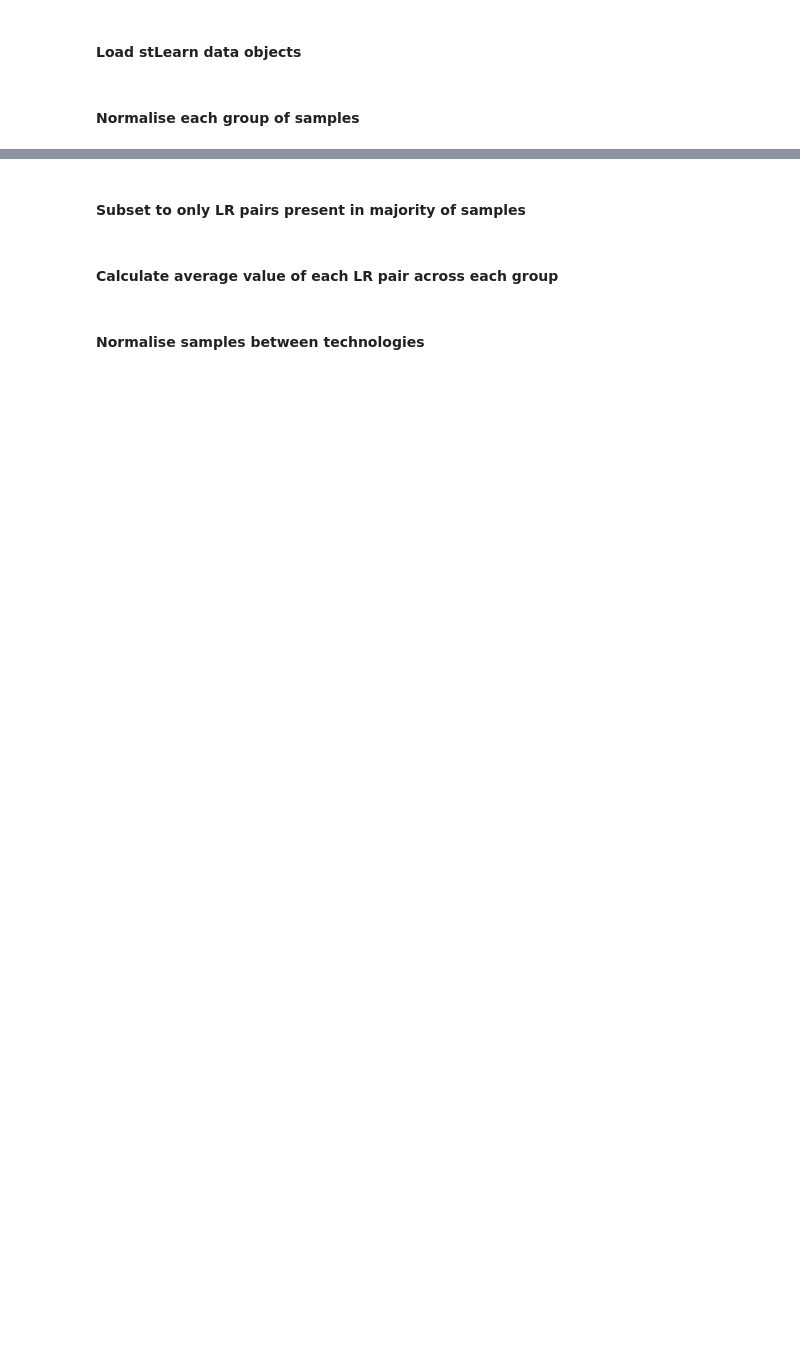
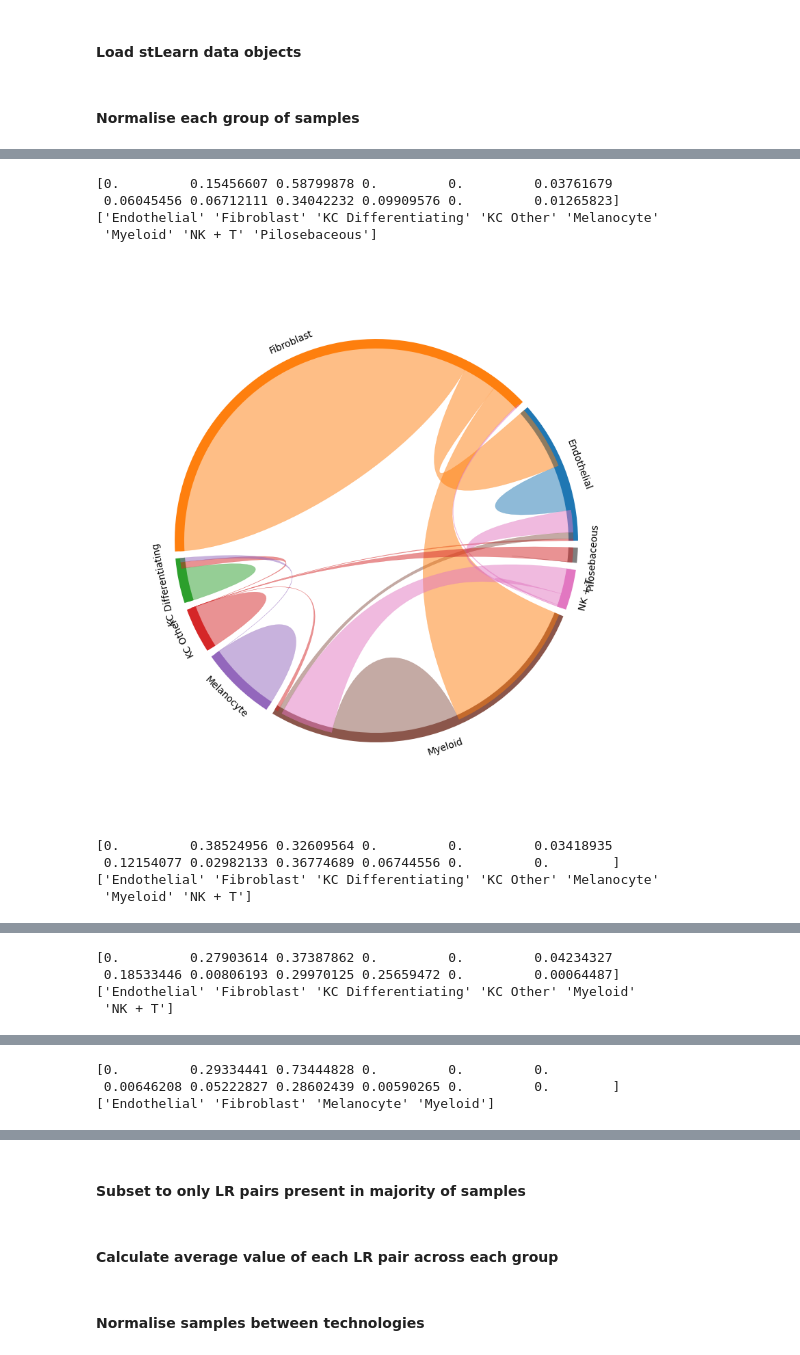
Before and after one commit to BiomedicalMachineLearning/MultimodalCCI, a Jupyter notebook: examples/melanoma_integration.ipynb, the cells around one changed output, grey strips where cells are left out. Cells and saved outputs as stored; diff of their text form; code cells hidden in the pictures; blank space fills up the shorter version.

```diff
--- a/examples/melanoma_integration.ipynb
+++ b/examples/melanoma_integration.ipynb
@@ -72,6 +74,9 @@ for i in range(len(cosmx_cci)):
 # %% [markdown]
 #### Normalise each group of samples
 # %%
-visium_normalised = mmcci.it.normalise_samples_to_target(visium_cci, visium_sizes, target=visium_sizes[0])
-xenium_normalised = mmcci.it.normalise_samples_to_target(xenium_cci, xenium_sizes, target=xenium_sizes[0])
-cosmx_normalised = mmcci.it.normalise_samples_to_target(cosmx_cci, cosmx_sizes, target=cosmx_sizes[0])
+visium_normalised = mmcci.it.normalise_samples_to_target(
+    visium_cci, visium_sizes, target=visium_sizes[0])
+xenium_normalised = mmcci.it.normalise_samples_to_target(
+    xenium_cci, xenium_sizes, target=xenium_sizes[0])
+cosmx_normalised = mmcci.it.normalise_samples_to_target(
+    cosmx_cci, cosmx_sizes, target=cosmx_sizes[0])
@@ -77,0 +90,45 @@ cosmx_normalised = mmcci.it.normalise_samples_to_target(cosmx_cci, cosmx_sizes,
+# %%
+p6747 = {
+    'vis': [visium_normalised[3]],
+    'cos': [cosmx_normalised[0]],
+}
+
+p21031 = {
+    'vis': [visium_normalised[1]],
+    'cos': [cosmx_normalised[1], cosmx_normalised[2]],
+}
+
+p48974 = {
+    'vis': [visium_normalised[0]],
+    'cos': [cosmx_normalised[3], cosmx_normalised[4], cosmx_normalised[5]],
+}
+
+p66487 = {
+    'vis': [visium_normalised[2]],
+    'cos': [cosmx_normalised[6], cosmx_normalised[7]],
+}
+
+patients = {"6747": p6747, "21031": p21031, "48974": p48974, "66487": p66487}
+# %%
+patient_integrated = {}
+
+for patient, samples in patients.items():
+    lr_pairs = mmcci.it.get_majority_lr_pairs(samples['vis'] + samples['cos'])
+    visium_avg = mmcci.it.get_avg_lr_pairs(visium_normalised, lr_pairs)
+    vis = mmcci.it.get_avg_lr_pairs(samples['vis'], lr_pairs)
+    cos = mmcci.it.get_avg_lr_pairs(samples['cos'], lr_pairs)
+    normalised = mmcci.it.normalise_samples_between_tech([[vis], [cos]])
+    normalised = np.array(normalised).T.tolist()
+    integrated = mmcci.it.integrate_between_tech(normalised[0])
+    overall = mmcci.it.calculate_overall_interactions(integrated)
+    chord_plot(overall)
+# %% [output]
+[0.         0.15456607 0.58799878 0.         0.         0.03761679
+ 0.06045456 0.06712111 0.34042232 0.09909576 0.         0.01265823]
+['Endothelial' 'Fibroblast' 'KC Differentiating' 'KC Other' 'Melanocyte'
+ 'Myeloid' 'NK + T' 'Pilosebaceous']
+[figure, added]
+[0.         0.38524956 0.32609564 0.         0.         0.03418935
+ 0.12154077 0.02982133 0.36774689 0.06744556 0.         0.        ]
+['Endothelial' 'Fibroblast' 'KC Differentiating' 'KC Other' 'Melanocyte'
+ 'Myeloid' 'NK + T']
@@ -77,0 +136,4 @@ cosmx_normalised = mmcci.it.normalise_samples_to_target(cosmx_cci, cosmx_sizes,
+[0.         0.27903614 0.37387862 0.         0.         0.04234327
+ 0.18533446 0.00806193 0.29970125 0.25659472 0.         0.00064487]
+['Endothelial' 'Fibroblast' 'KC Differentiating' 'KC Other' 'Myeloid'
+ 'NK + T']
@@ -77,0 +141,3 @@ cosmx_normalised = mmcci.it.normalise_samples_to_target(cosmx_cci, cosmx_sizes,
+[0.         0.29334441 0.73444828 0.         0.         0.
+ 0.00646208 0.05222827 0.28602439 0.00590265 0.         0.        ]
+['Endothelial' 'Fibroblast' 'Melanocyte' 'Myeloid']
```
Also changed, not shown: parts of 9 cells of this notebook, 11 other files.
